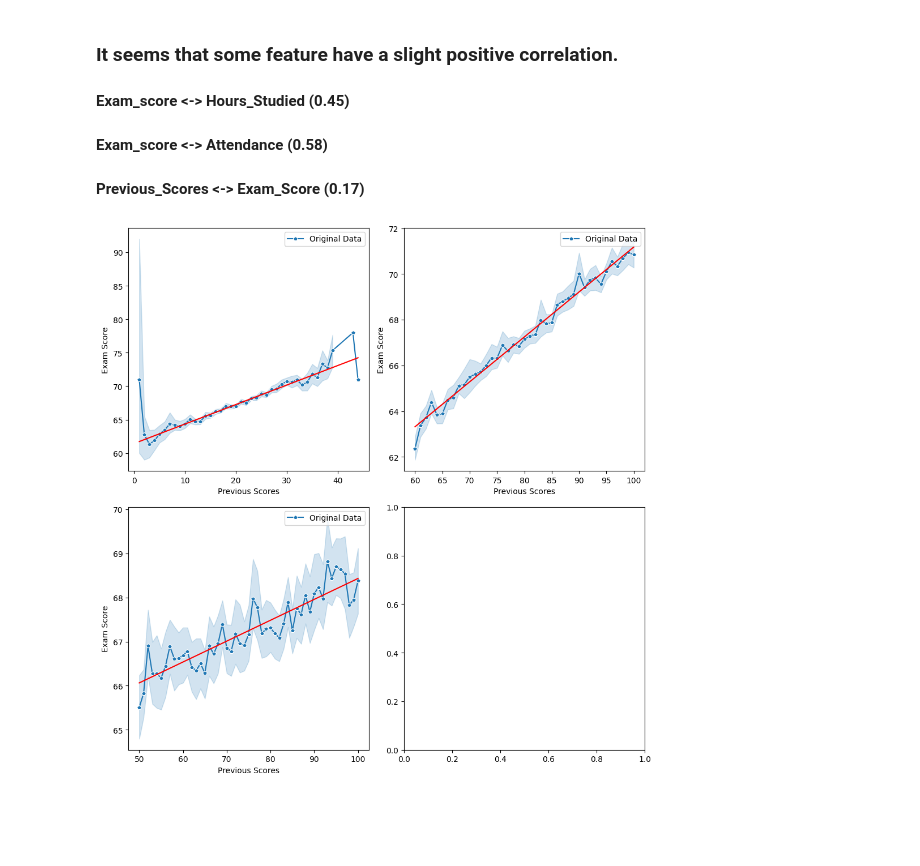
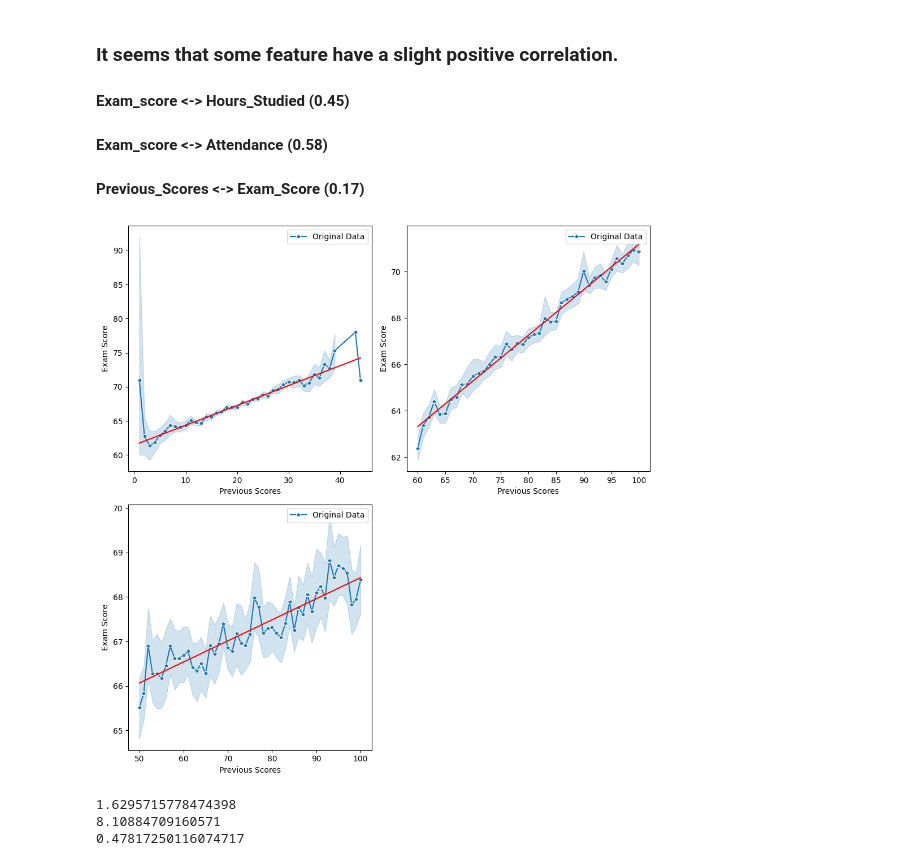
Before and after one commit to Himrese/GE2324_GP9, a Jupyter notebook: kahunghe_test_note_book.ipynb, the cells around one changed output. Cells and saved outputs as stored; diff of their text form; code cells hidden in the pictures; blank space fills up the shorter version.

```diff
--- a/kahunghe_test_note_book.ipynb
+++ b/kahunghe_test_note_book.ipynb
@@ -119,31 +119,61 @@ plt.show()
 from sklearn.linear_model import LinearRegression
 feature_pairs = [
     ('Hours_Studied', 'Exam_Score'),
     ('Attendance', 'Exam_Score'),
     ('Previous_Scores','Exam_Score'),
 ]
 
 fig, axes = plt.subplots(2, 2, figsize=(10, 10))
 
 axes = axes.flatten()
 
 for i, (feature_x, feature_y) in enumerate(feature_pairs):
 
     X = df_normalized[[feature_x]].values
     y = df_normalized[feature_y].values
 
     lr = LinearRegression()
     lr.fit(X, y)
     X_test = np.linspace(min(X), max(X), 100).reshape(-1, 1)
 
     y_pred_linear = lr.predict(X_test)
     sns.lineplot(data=df_normalized, x=feature_x, y=feature_y, marker='p', label="Original Data",ax=axes[i])
     axes[i].plot(X_test, y_pred_linear, color='red', label='Linear Regression Fit')
     axes[i].set_xlabel("Previous Scores")
     axes[i].set_ylabel("Exam Score")
 
+fig.delaxes(axes[-1])
 plt.tight_layout()
 
 plt.show()
 # %% [output]
-[figure, old version]
+[figure, new version]
+# %%
+from sklearn.model_selection import train_test_split
+from sklearn.neighbors import KNeighborsRegressor
+from sklearn.metrics import mean_absolute_error, mean_squared_error, r2_score
+
+X = df_normalized.drop(columns=['Exam_Score'])  # Features
+y = df_normalized['Exam_Score']  # Target variable
+
+X_train, X_test, y_train, y_test = train_test_split(X, y, test_size=0.2, random_state=42)
+
+# Initialize KNN model
+knn = KNeighborsRegressor(n_neighbors=3)
+
+knn.fit(X_train, y_train)
+
+y_pred = knn.predict(X_test)
+
+# Evaluate the model
+mae = mean_absolute_error(y_test, y_pred)
+mse = mean_squared_error(y_test, y_pred)
+r2 = r2_score(y_test, y_pred)
+
+print(mae)
+print(mse)
+print(r2)
+# %% [output]
+1.6295715778474398
+8.10884709160571
+0.47817250116074717
```
Also changed, not shown: parts of 7 cells of this notebook.
